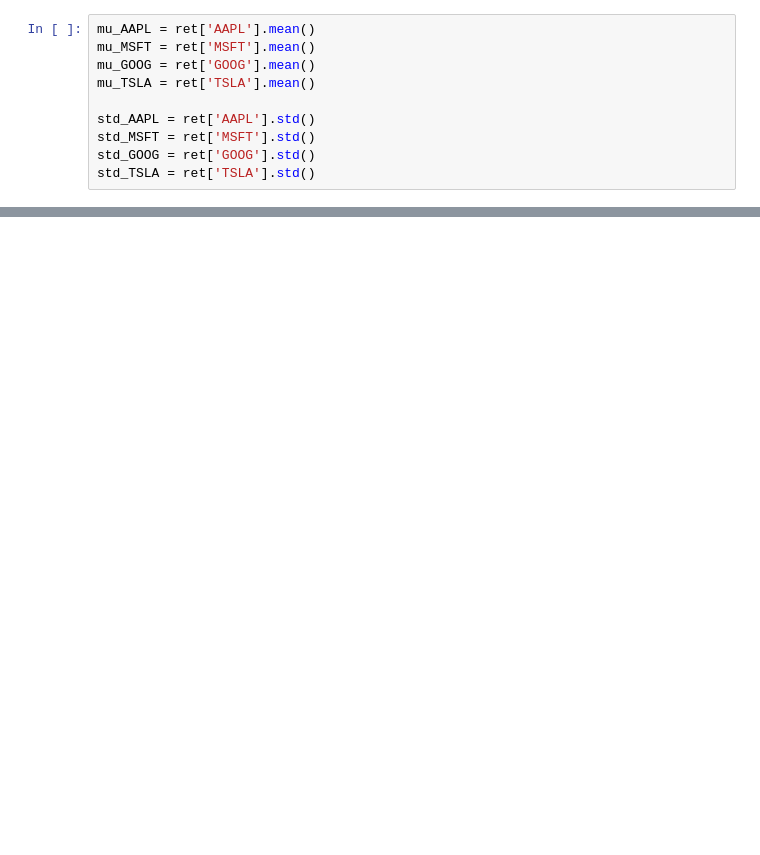
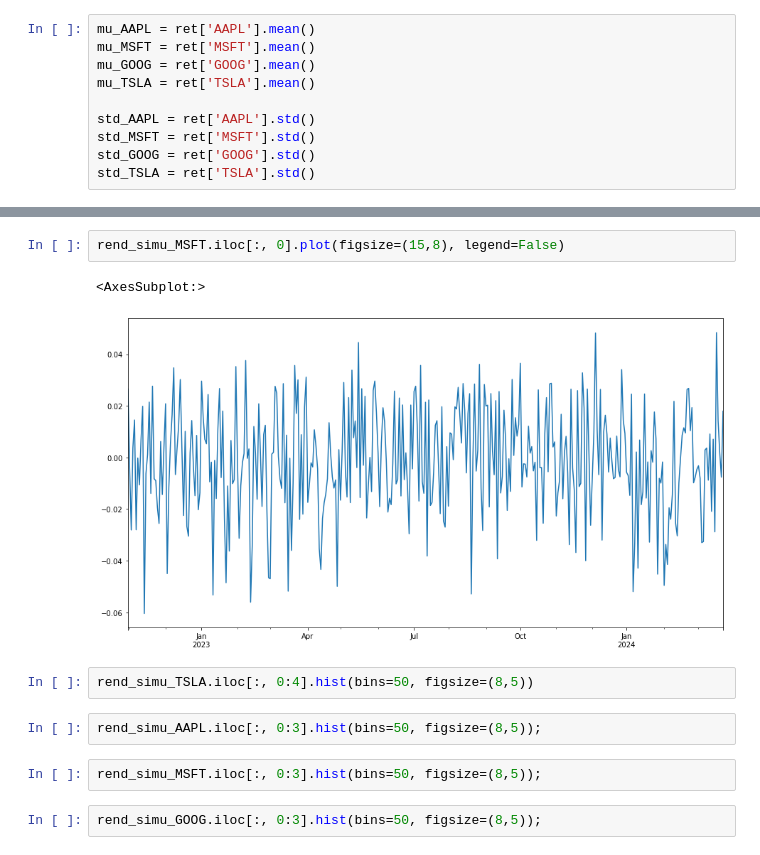
Before and after one commit to GustavodeAnda/PM2_deAndaG1_Hern-ndezM2_Rodr-guezS3, a Jupyter notebook: PM2_deAndaG1_HernándezM2_RodríguezS3.ipynb, the cells around one changed output, grey strips where cells are left out. Drawn from its saved outputs; the diff is of its cells as text; blank space fills up the shorter version.

```diff
--- a/PM2_deAndaG1_HernándezM2_RodríguezS3.ipynb
+++ b/PM2_deAndaG1_HernándezM2_RodríguezS3.ipynb
@@ -87,0 +273,13 @@ rend_simu_GOOG
+# %%
+rend_simu_MSFT.iloc[:, 0].plot(figsize=(15,8), legend=False)
+# %% [output]
+<AxesSubplot:>
+[figure, added]
+# %%
+rend_simu_TSLA.iloc[:, 0:4].hist(bins=50, figsize=(8,5))
+# %%
+rend_simu_AAPL.iloc[:, 0:3].hist(bins=50, figsize=(8,5));
+# %%
+rend_simu_MSFT.iloc[:, 0:3].hist(bins=50, figsize=(8,5));
+# %%
+rend_simu_GOOG.iloc[:, 0:3].hist(bins=50, figsize=(8,5));
```
Also changed, not shown: parts of 26 cells of this notebook.
